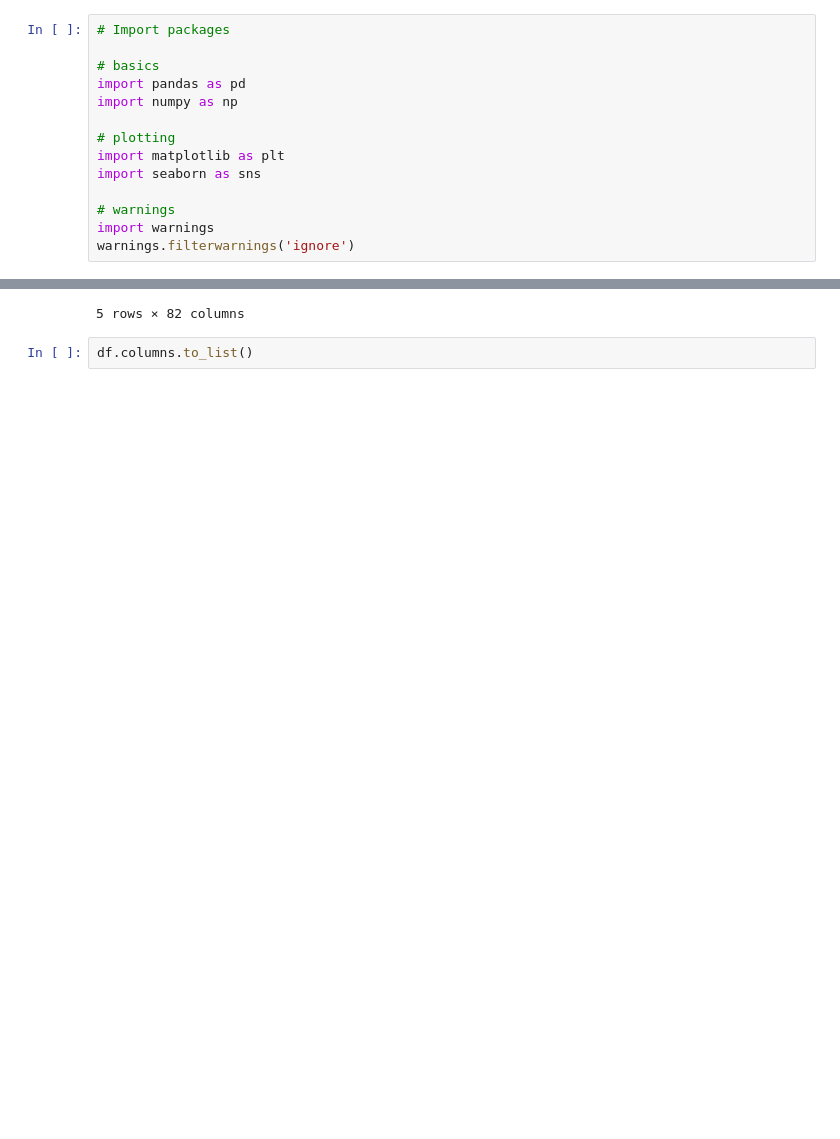
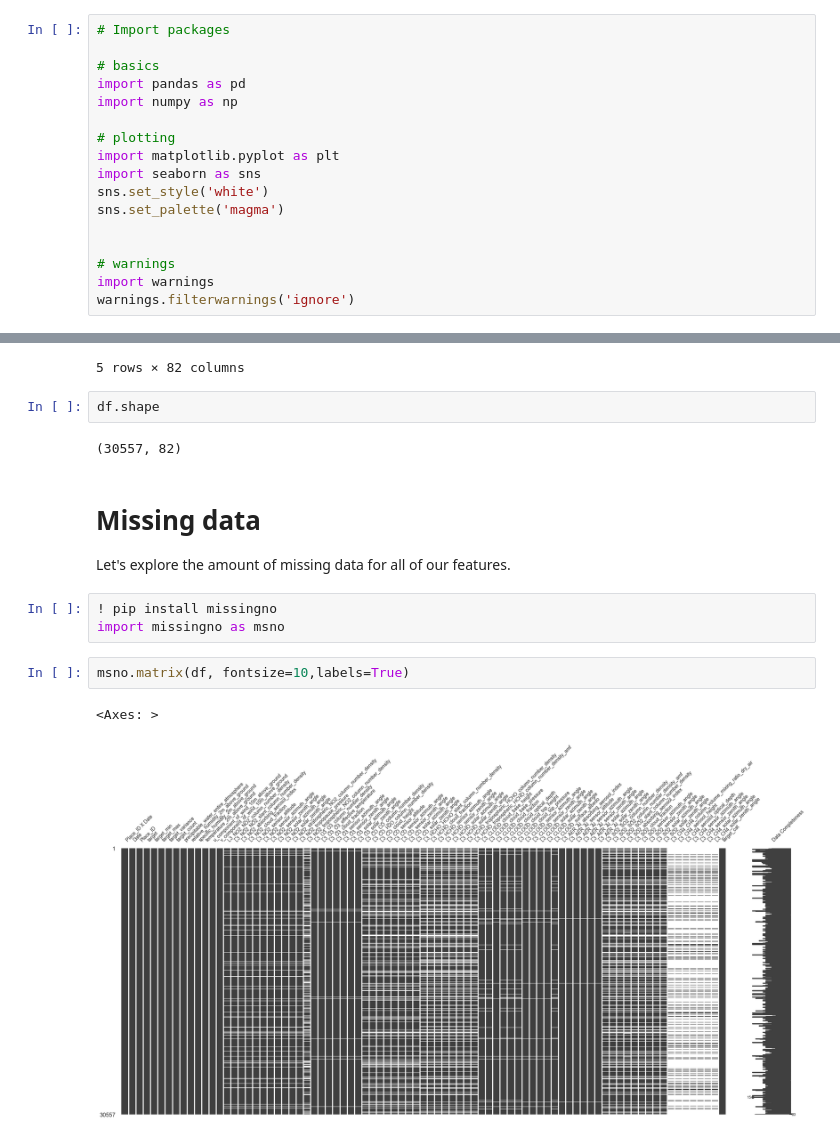
Before and after one commit to Maximilian2509/ds-AirPollution, a Jupyter notebook: eda_air-pollution.ipynb, the cells around one changed output, grey strips where cells are left out. Saved outputs shown, nothing was run; the diff lists cells and outputs as text; blank space fills up the shorter version.

Commit message:
checked for missing values and added target categories

```diff
--- a/eda_air-pollution.ipynb
+++ b/eda_air-pollution.ipynb
@@ -31,8 +31,11 @@ import pandas as pd
 import numpy as np
 
 # plotting
-import matplotlib as plt
+import matplotlib.pyplot as plt
 import seaborn as sns
+sns.set_style('white')
+sns.set_palette('magma')
+
 
 # warnings
 import warnings
@@ -54,5 +57,18 @@ df.head()
 | 3 | 010Q650 X 2020-01-05 | 2020-01-05 | 010Q650 | 49.0 | 10.0 | 55.0 | 1113.67 | 96 | ... |
 | 4 | 010Q650 X 2020-01-06 | 2020-01-06 | 010Q650 | 21.0 | 9.0 | 52.0 | 1164.82 | 95 | ... |
 5 rows × 82 columns
-# %%
-df.columns.to_list()
+# %%
+df.shape
+# %% [output]
+(30557, 82)
+# %% [markdown]
+# Missing data
+Let's explore the amount of missing data for all of our features.
+# %%
+! pip install missingno
+import missingno as msno
+# %%
+msno.matrix(df, fontsize=10,labels=True)
+# %% [output]
+<Axes: >
+[figure, added]
```
Also changed, not shown: parts of 7 cells of this notebook.
